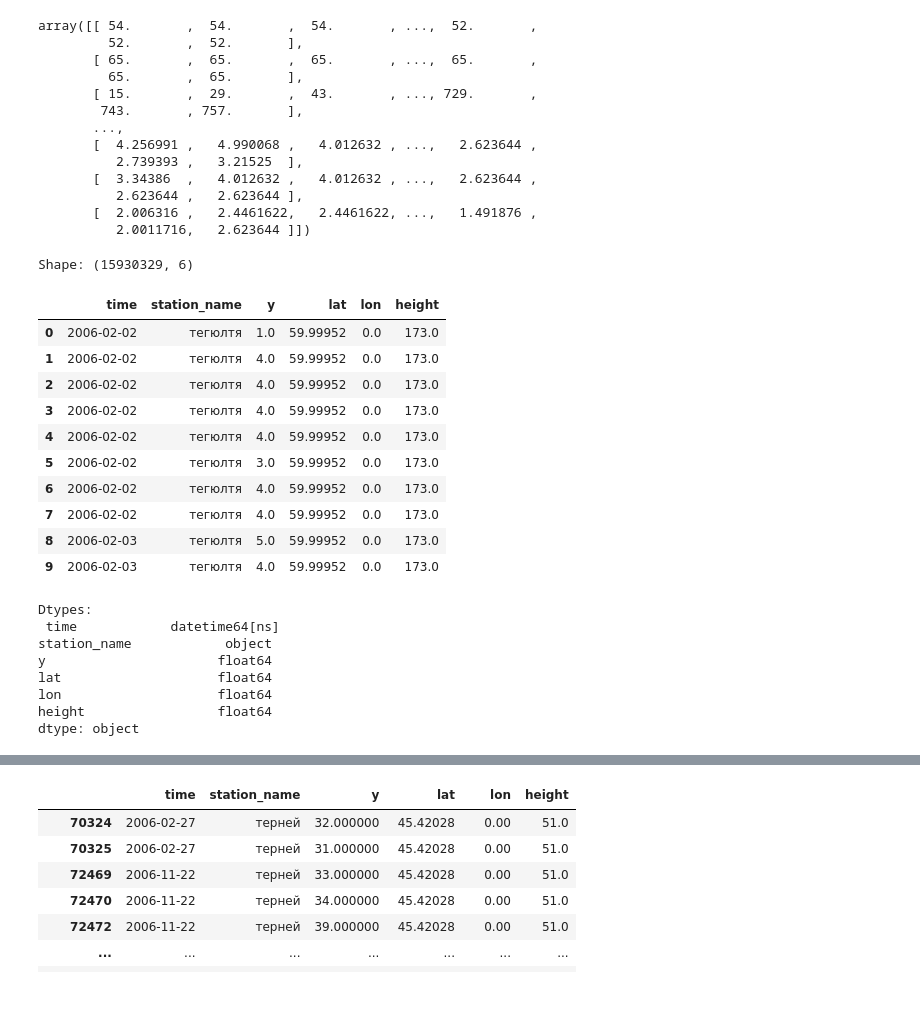
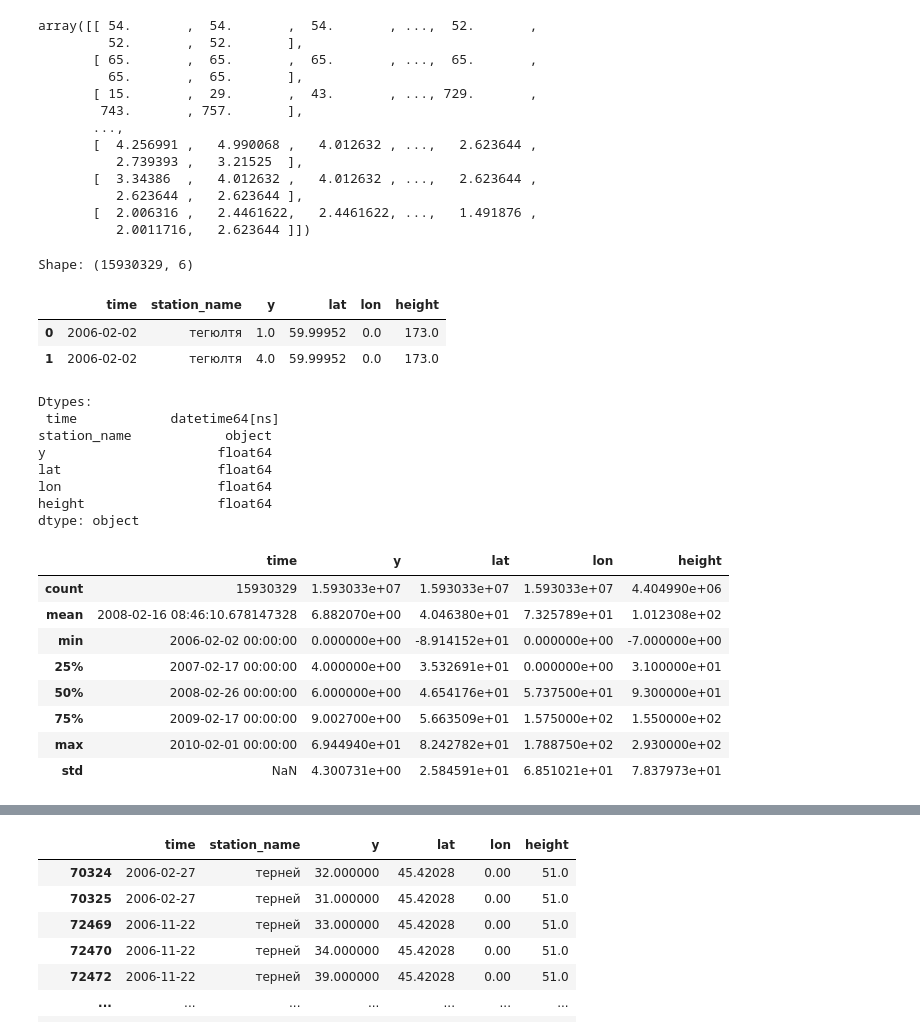
Before and after one commit to yeahartem/storm_prediction, a Jupyter notebook: data_check.ipynb, the cells around one changed output, grey strips where cells are left out. Saved outputs shown, nothing was run; the diff lists cells and outputs as text; code cells hidden in the pictures; blank space fills up the shorter version.

```diff
--- a/data_check.ipynb
+++ b/data_check.ipynb
@@ -85,32 +153,26 @@ array([[ 54.       ,  54.       ,  54.       , ...,  52.       ,
 # %%
 import pandas as pd
 
 path = "data/cmip5_world/target.parquet"
 
 # Load (requires either 'pyarrow' or 'fastparquet')
 df = pd.read_parquet(path, engine="fastparquet")  # or engine="fastparquet"
 
 # Optional: better display in notebooks
 pd.set_option("display.max_columns", None)
 pd.set_option("display.width", 0)
 
 # Quick look
 print("Shape:", df.shape)
-display(df.head(10))  # if not in a notebook, use: print(df.head(10))
+display(df.head(2))  # if not in a notebook, use: print(df.head(10))
 print("\nDtypes:\n", df.dtypes)
+
+df.describe()
 # %% [output]
 Shape: (15930329, 6)
 |  | time | station_name | y | lat | lon | height |
 | 0 | 2006-02-02 | тегюлтя | 1.0 | 59.99952 | 0.0 | 173.0 |
 | 1 | 2006-02-02 | тегюлтя | 4.0 | 59.99952 | 0.0 | 173.0 |
-| 2 | 2006-02-02 | тегюлтя | 4.0 | 59.99952 | 0.0 | 173.0 |
-| 3 | 2006-02-02 | тегюлтя | 4.0 | 59.99952 | 0.0 | 173.0 |
-| 4 | 2006-02-02 | тегюлтя | 4.0 | 59.99952 | 0.0 | 173.0 |
-| 5 | 2006-02-02 | тегюлтя | 3.0 | 59.99952 | 0.0 | 173.0 |
-| 6 | 2006-02-02 | тегюлтя | 4.0 | 59.99952 | 0.0 | 173.0 |
-| 7 | 2006-02-02 | тегюлтя | 4.0 | 59.99952 | 0.0 | 173.0 |
-| 8 | 2006-02-03 | тегюлтя | 5.0 | 59.99952 | 0.0 | 173.0 |
-| 9 | 2006-02-03 | тегюлтя | 4.0 | 59.99952 | 0.0 | 173.0 |
 Dtypes:
  time            datetime64[ns]
 station_name            object
@@ -119,3 +181,12 @@ lat                    float64
 lon                    float64
 height                 float64
 dtype: object
+|  | time | y | lat | lon | height |
+| count | 15930329 | 1.593033e+07 | 1.593033e+07 | 1.593033e+07 | 4.404990e+06 |
+| mean | 2008-02-16 08:46:10.678147328 | 6.882070e+00 | 4.046380e+01 | 7.325789e+01 | 1.012308e+02 |
+| min | 2006-02-02 00:00:00 | 0.000000e+00 | -8.914152e+01 | 0.000000e+00 | -7.000000e+00 |
+| 25% | 2007-02-17 00:00:00 | 4.000000e+00 | 3.532691e+01 | 0.000000e+00 | 3.100000e+01 |
+| 50% | 2008-02-26 00:00:00 | 6.000000e+00 | 4.654176e+01 | 5.737500e+01 | 9.300000e+01 |
+| 75% | 2009-02-17 00:00:00 | 9.002700e+00 | 5.663509e+01 | 1.575000e+02 | 1.550000e+02 |
+| max | 2010-02-01 00:00:00 | 6.944940e+01 | 8.242782e+01 | 1.788750e+02 | 2.930000e+02 |
+| std | NaN | 4.300731e+00 | 2.584591e+01 | 6.851021e+01 | 7.837973e+01 |
```
Also changed, not shown: parts of 6 cells of this notebook, 4 other files.
